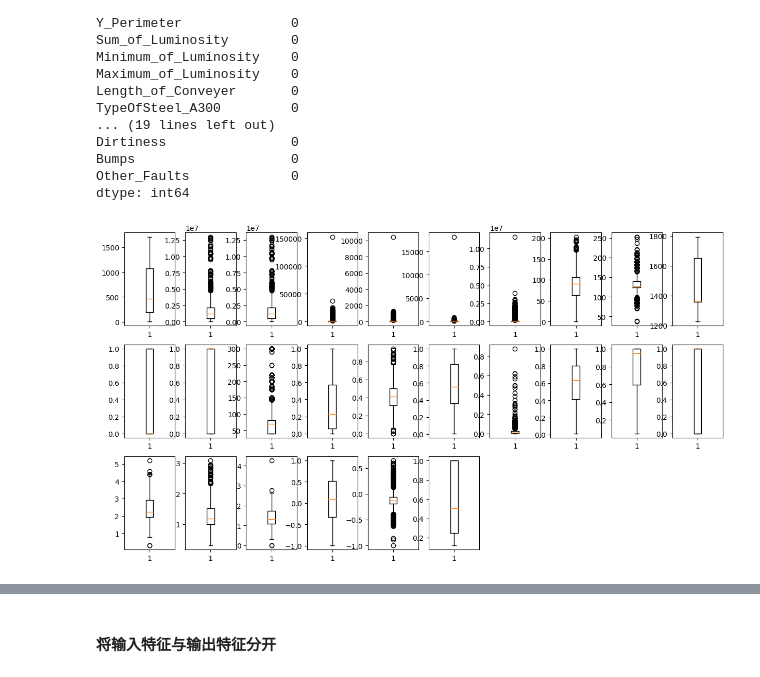
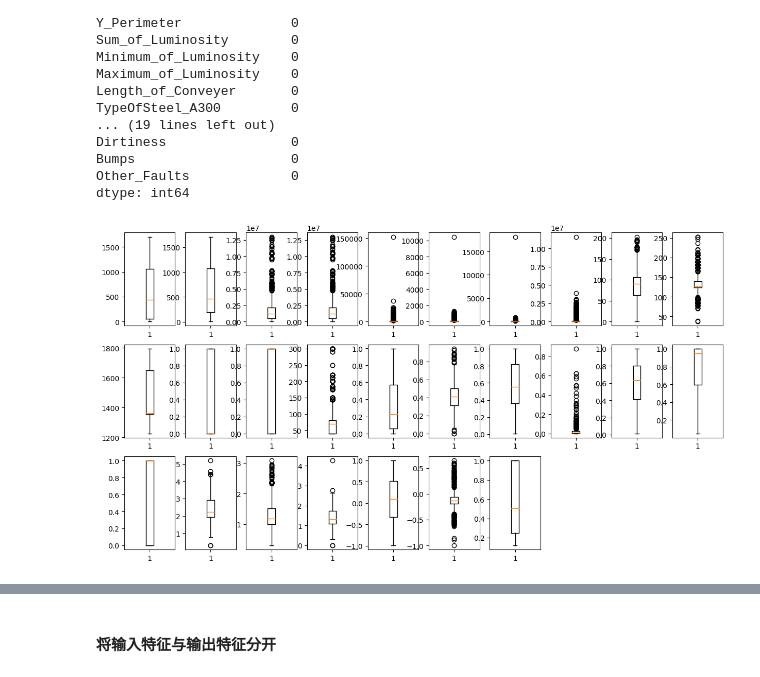
Before and after one commit to lwlwlwlwlw/Strip-surface-defect-classification-identification, a Jupyter notebook: q2/main.ipynb, the cells around one changed output, grey strips where cells are left out. Saved outputs shown, nothing was run; the diff lists cells and outputs as text; code cells hidden in the pictures.

```diff
--- a/q2/main.ipynb
+++ b/q2/main.ipynb
@@ -74,9 +76,10 @@ Other_Faults             0
 dtype: int64
 # %%
 # 查看数据集是否有离散值
+# 1.箱型图法
 plt.figure(figsize=(15, 8))
-for i in range(1, 27, 1):
+for i in range(1, 28, 1):
     plt.subplot(3, 10, i)
-    plt.boxplot(dataset[dataset.columns[i]])
+    plt.boxplot(dataset[dataset.columns[i - 1]])
 # %% [output]
-[figure, old version]
+[figure, new version]
```
Also changed, not shown: parts of 2 cells of this notebook, 2 other files.
